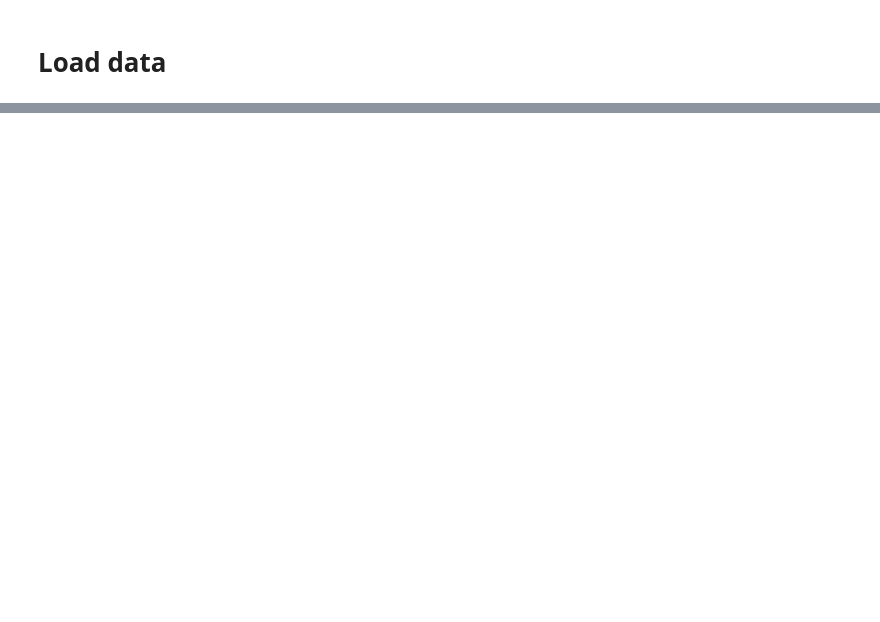
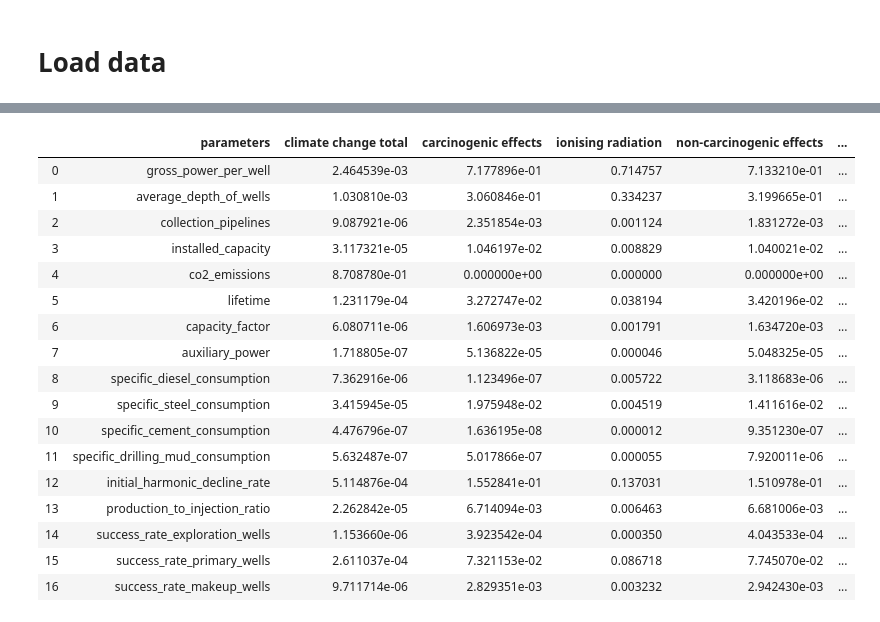
Before and after one commit to a-pau/gsa_geothermal, a Jupyter notebook: plot_gsa_results.ipynb, the cells around one changed output, grey strips where cells are left out. Saved outputs shown, nothing was run; the diff lists cells and outputs as text; code cells hidden in the pictures; blank space fills up the shorter version.

```diff
--- a/plot_gsa_results.ipynb
+++ b/plot_gsa_results.ipynb
@@ -32 +58,22 @@ total_df = pd.DataFrame(total_dict)
+# %%
+total_df
+# %% [output]
+|  | parameters | climate change total | carcinogenic effects | ionising radiation | non-carcinogenic effects | ... |
+| 0 | gross_power_per_well | 2.464539e-03 | 7.177896e-01 | 0.714757 | 7.133210e-01 | ... |
+| 1 | average_depth_of_wells | 1.030810e-03 | 3.060846e-01 | 0.334237 | 3.199665e-01 | ... |
+| 2 | collection_pipelines | 9.087921e-06 | 2.351854e-03 | 0.001124 | 1.831272e-03 | ... |
+| 3 | installed_capacity | 3.117321e-05 | 1.046197e-02 | 0.008829 | 1.040021e-02 | ... |
+| 4 | co2_emissions | 8.708780e-01 | 0.000000e+00 | 0.000000 | 0.000000e+00 | ... |
+| 5 | lifetime | 1.231179e-04 | 3.272747e-02 | 0.038194 | 3.420196e-02 | ... |
+| 6 | capacity_factor | 6.080711e-06 | 1.606973e-03 | 0.001791 | 1.634720e-03 | ... |
+| 7 | auxiliary_power | 1.718805e-07 | 5.136822e-05 | 0.000046 | 5.048325e-05 | ... |
+| 8 | specific_diesel_consumption | 7.362916e-06 | 1.123496e-07 | 0.005722 | 3.118683e-06 | ... |
+| 9 | specific_steel_consumption | 3.415945e-05 | 1.975948e-02 | 0.004519 | 1.411616e-02 | ... |
+| 10 | specific_cement_consumption | 4.476796e-07 | 1.636195e-08 | 0.000012 | 9.351230e-07 | ... |
+| 11 | specific_drilling_mud_consumption | 5.632487e-07 | 5.017866e-07 | 0.000055 | 7.920011e-06 | ... |
+| 12 | initial_harmonic_decline_rate | 5.114876e-04 | 1.552841e-01 | 0.137031 | 1.510978e-01 | ... |
+| 13 | production_to_injection_ratio | 2.262842e-05 | 6.714094e-03 | 0.006463 | 6.681006e-03 | ... |
+| 14 | success_rate_exploration_wells | 1.153660e-06 | 3.923542e-04 | 0.000350 | 4.043533e-04 | ... |
+| 15 | success_rate_primary_wells | 2.611037e-04 | 7.321153e-02 | 0.086718 | 7.745070e-02 | ... |
+| 16 | success_rate_makeup_wells | 9.711714e-06 | 2.829351e-03 | 0.003232 | 2.942430e-03 | ... |
 # %%
```
Also changed, not shown: parts of 10 cells of this notebook, 4 other files.
